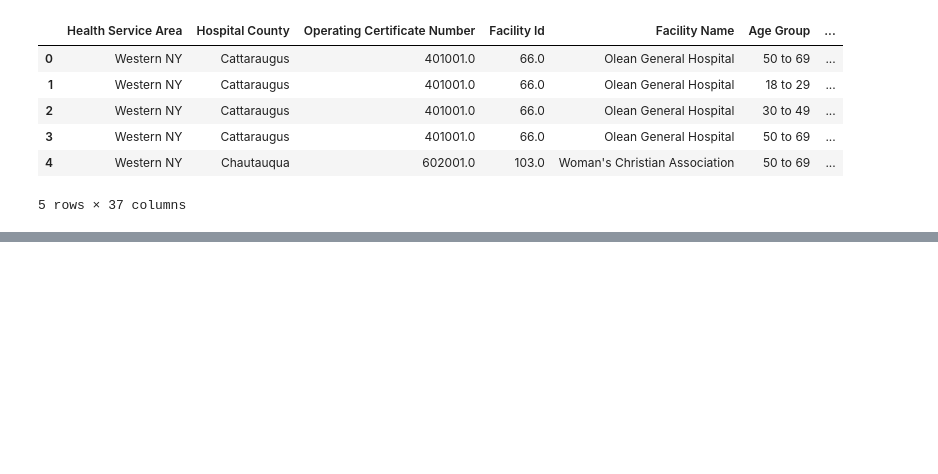
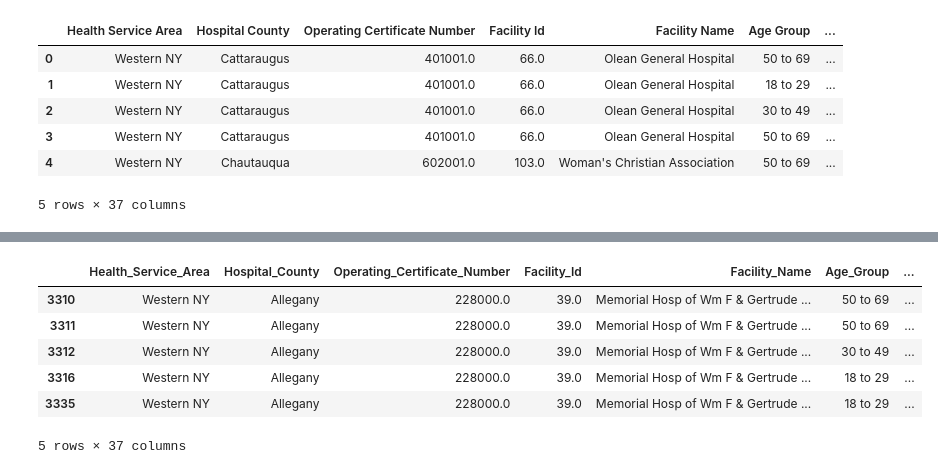
Before and after one commit to deepjyotiroy079/MinorProject, a Jupyter notebook: Minor_Project.ipynb, the cells around one changed output, grey strips where cells are left out. Saved outputs shown, nothing was run; the diff lists cells and outputs as text; code cells hidden in the pictures; blank space fills up the shorter version.

```diff
--- a/Minor_Project.ipynb
+++ b/Minor_Project.ipynb
@@ -124,0 +67,16 @@ total_missing = missing_values_count.sum()
+# %%
+#column name change
+data.columns=[each.replace(" ","_") for each in data.columns]
+
+#remove dollar sign
+data.Total_Charges=[each.replace("$","") for each in data.Total_Charges]
+data.Total_Costs=[each.replace("$","") for each in data.Total_Costs]
+
+#lets convert object to float
+data["Total_Charges"]=data["Total_Charges"].astype('float')
+data["Total_Costs"]=data["Total_Costs"].astype('float')
+
+#Delete the + sign
+data.Length_of_Stay=[each.replace("+","") if(each=="120 +") else each for each in data.Length_of_Stay]
+#lets convert object to int
+data["Length_of_Stay"]=data["Length_of_Stay"].astype('int')
@@ -124,0 +161,10 @@ total_missing = missing_values_count.sum()
+# %%
+data.head()
+# %% [output]
+|  | Health_Service_Area | Hospital_County | Operating_Certificate_Number | Facility_Id | Facility_Name | Age_Group | ... |
+| 3310 | Western NY | Allegany | 228000.0 | 39.0 | Memorial Hosp of Wm F & Gertrude ... | 50 to 69 | ... |
+| 3311 | Western NY | Allegany | 228000.0 | 39.0 | Memorial Hosp of Wm F & Gertrude ... | 50 to 69 | ... |
+| 3312 | Western NY | Allegany | 228000.0 | 39.0 | Memorial Hosp of Wm F & Gertrude ... | 30 to 49 | ... |
+| 3316 | Western NY | Allegany | 228000.0 | 39.0 | Memorial Hosp of Wm F & Gertrude ... | 18 to 29 | ... |
+| 3335 | Western NY | Allegany | 228000.0 | 39.0 | Memorial Hosp of Wm F & Gertrude ... | 18 to 29 | ... |
+5 rows × 37 columns
```
Also changed, not shown: parts of 19 cells of this notebook.
